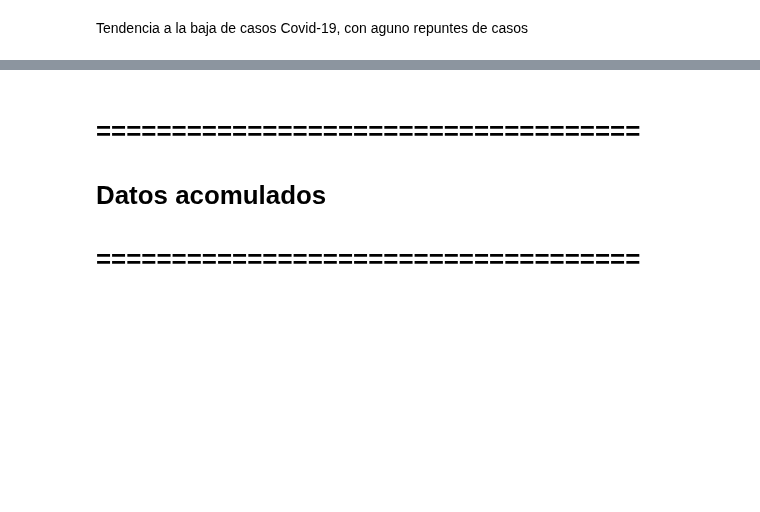
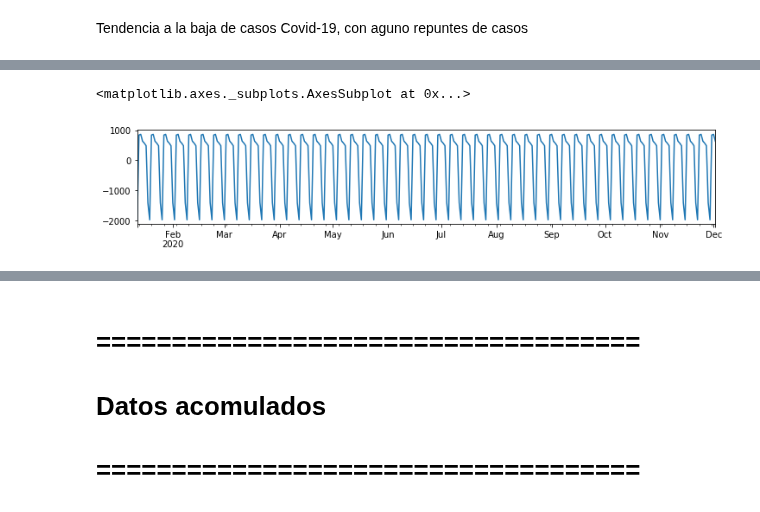
Before and after one commit to artthuro6/Covid-19, a Jupyter notebook: notebooks/Analisis de los Datos Covid.ipynb, the cells around one changed output, grey strips where cells are left out. Saved outputs shown, nothing was run; the diff lists cells and outputs as text; code cells hidden in the pictures; blank space fills up the shorter version.

```diff
--- a/notebooks/Analisis de los Datos Covid.ipynb
+++ b/notebooks/Analisis de los Datos Covid.ipynb
@@ -273,0 +285,5 @@ Tendencia a la baja de casos Covid-19, con aguno repuntes de casos
+# %%
+results.seasonal.plot(figsize=(12,2))
+# %% [output]
+<matplotlib.axes._subplots.AxesSubplot at 0x...>
+[figure, added]
```
Also changed, not shown: parts of 8 cells of this notebook.
